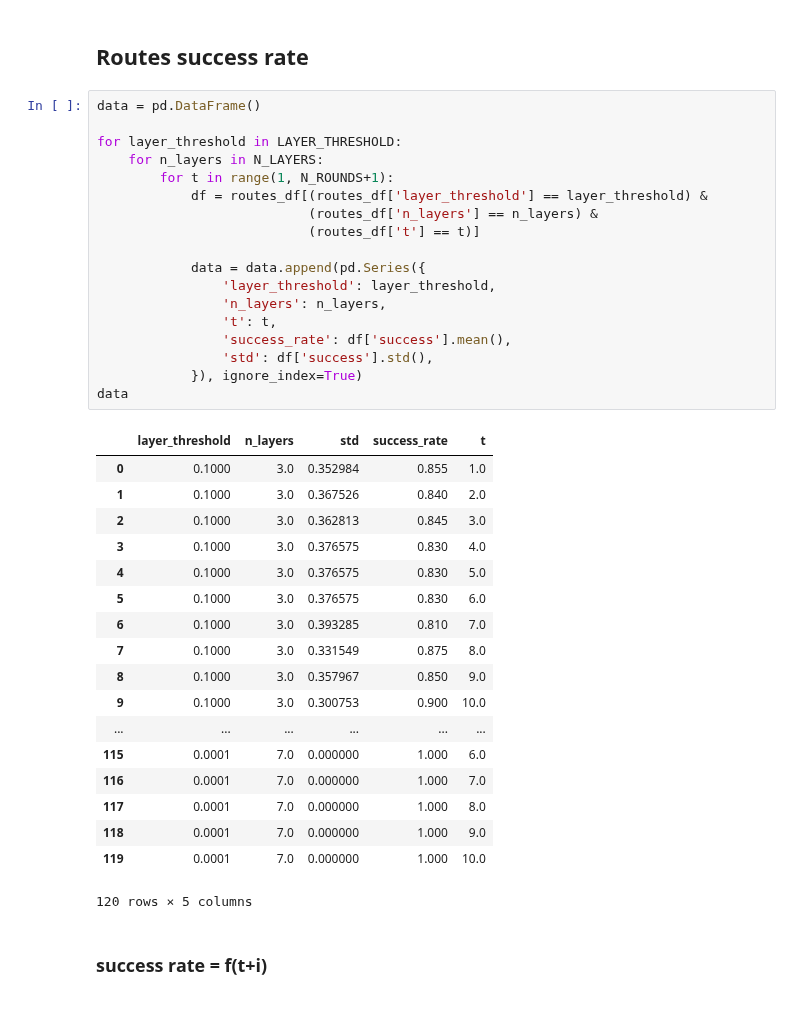
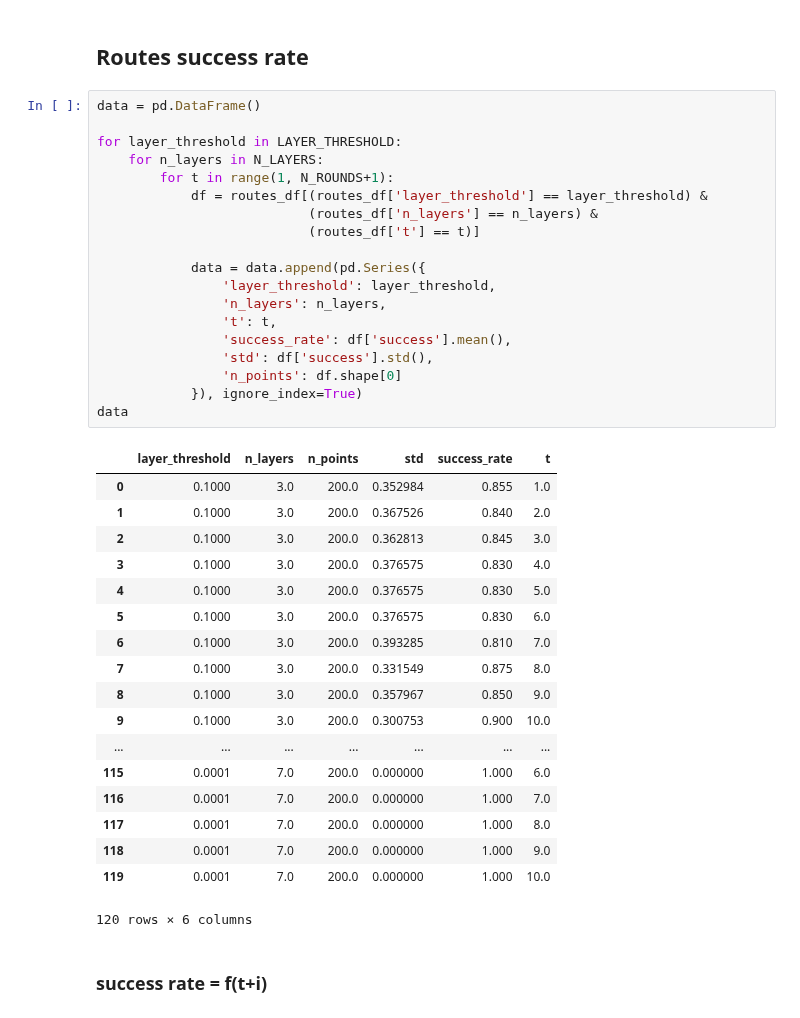
Before and after one commit to dbosk/spores, a Jupyter notebook: code/notebooks/3 - Routes experiment and plots.ipynb, the cells around one changed output. Saved outputs shown, nothing was run; the diff lists cells and outputs as text.

```diff
--- a/code/notebooks/3 - Routes experiment and plots.ipynb
+++ b/code/notebooks/3 - Routes experiment and plots.ipynb
@@ -302,40 +302,41 @@ plt.show()
 # %%
 data = pd.DataFrame()
 
 for layer_threshold in LAYER_THRESHOLD:
     for n_layers in N_LAYERS:
         for t in range(1, N_ROUNDS+1):
             df = routes_df[(routes_df['layer_threshold'] == layer_threshold) &
                            (routes_df['n_layers'] == n_layers) &
                            (routes_df['t'] == t)]
 
             data = data.append(pd.Series({
                 'layer_threshold': layer_threshold,
                 'n_layers': n_layers,
                 't': t,
                 'success_rate': df['success'].mean(),
                 'std': df['success'].std(),
+                'n_points': df.shape[0]
             }), ignore_index=True)
 data
 # %% [output]
-|  | layer_threshold | n_layers | std | success_rate | t |
-| 0 | 0.1000 | 3.0 | 0.352984 | 0.855 | 1.0 |
-| 1 | 0.1000 | 3.0 | 0.367526 | 0.840 | 2.0 |
-| 2 | 0.1000 | 3.0 | 0.362813 | 0.845 | 3.0 |
-| 3 | 0.1000 | 3.0 | 0.376575 | 0.830 | 4.0 |
-| 4 | 0.1000 | 3.0 | 0.376575 | 0.830 | 5.0 |
-| 5 | 0.1000 | 3.0 | 0.376575 | 0.830 | 6.0 |
-| 6 | 0.1000 | 3.0 | 0.393285 | 0.810 | 7.0 |
-| 7 | 0.1000 | 3.0 | 0.331549 | 0.875 | 8.0 |
-| 8 | 0.1000 | 3.0 | 0.357967 | 0.850 | 9.0 |
-| 9 | 0.1000 | 3.0 | 0.300753 | 0.900 | 10.0 |
-| ... | ... | ... | ... | ... | ... |
-| 115 | 0.0001 | 7.0 | 0.000000 | 1.000 | 6.0 |
-| 116 | 0.0001 | 7.0 | 0.000000 | 1.000 | 7.0 |
-| 117 | 0.0001 | 7.0 | 0.000000 | 1.000 | 8.0 |
-| 118 | 0.0001 | 7.0 | 0.000000 | 1.000 | 9.0 |
-| 119 | 0.0001 | 7.0 | 0.000000 | 1.000 | 10.0 |
+|  | layer_threshold | n_layers | n_points | std | success_rate | t |
+| 0 | 0.1000 | 3.0 | 200.0 | 0.352984 | 0.855 | 1.0 |
+| 1 | 0.1000 | 3.0 | 200.0 | 0.367526 | 0.840 | 2.0 |
+| 2 | 0.1000 | 3.0 | 200.0 | 0.362813 | 0.845 | 3.0 |
+| 3 | 0.1000 | 3.0 | 200.0 | 0.376575 | 0.830 | 4.0 |
+| 4 | 0.1000 | 3.0 | 200.0 | 0.376575 | 0.830 | 5.0 |
+| 5 | 0.1000 | 3.0 | 200.0 | 0.376575 | 0.830 | 6.0 |
+| 6 | 0.1000 | 3.0 | 200.0 | 0.393285 | 0.810 | 7.0 |
+| 7 | 0.1000 | 3.0 | 200.0 | 0.331549 | 0.875 | 8.0 |
+| 8 | 0.1000 | 3.0 | 200.0 | 0.357967 | 0.850 | 9.0 |
+| 9 | 0.1000 | 3.0 | 200.0 | 0.300753 | 0.900 | 10.0 |
+| ... | ... | ... | ... | ... | ... | ... |
+| 115 | 0.0001 | 7.0 | 200.0 | 0.000000 | 1.000 | 6.0 |
+| 116 | 0.0001 | 7.0 | 200.0 | 0.000000 | 1.000 | 7.0 |
+| 117 | 0.0001 | 7.0 | 200.0 | 0.000000 | 1.000 | 8.0 |
+| 118 | 0.0001 | 7.0 | 200.0 | 0.000000 | 1.000 | 9.0 |
+| 119 | 0.0001 | 7.0 | 200.0 | 0.000000 | 1.000 | 10.0 |
-120 rows × 5 columns
+120 rows × 6 columns
 # %% [markdown]
 ### success rate = f(t+i)
 # %%
```
